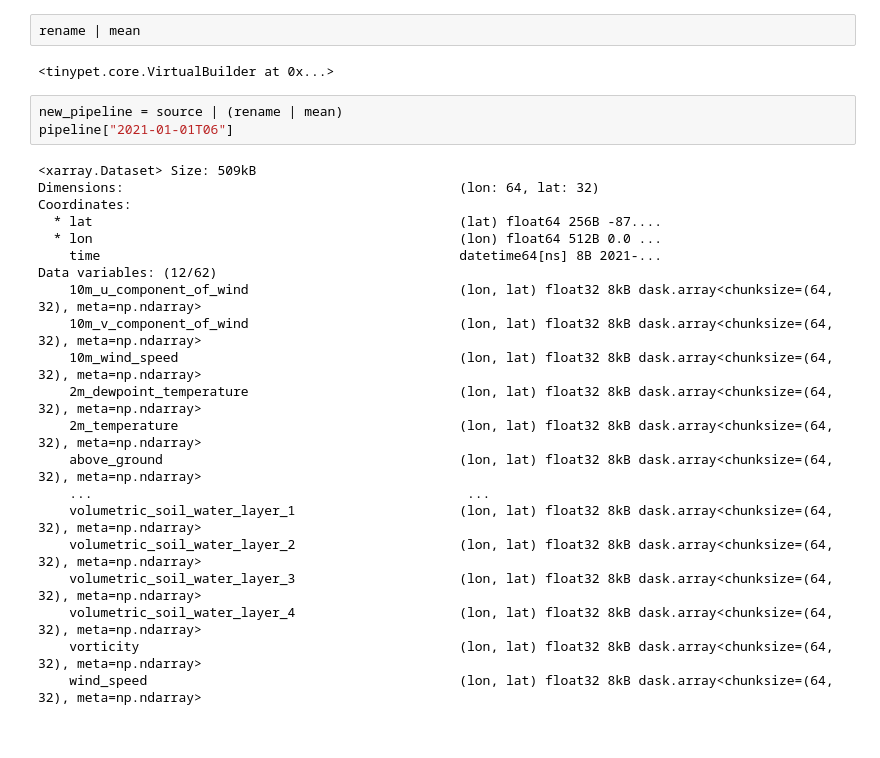
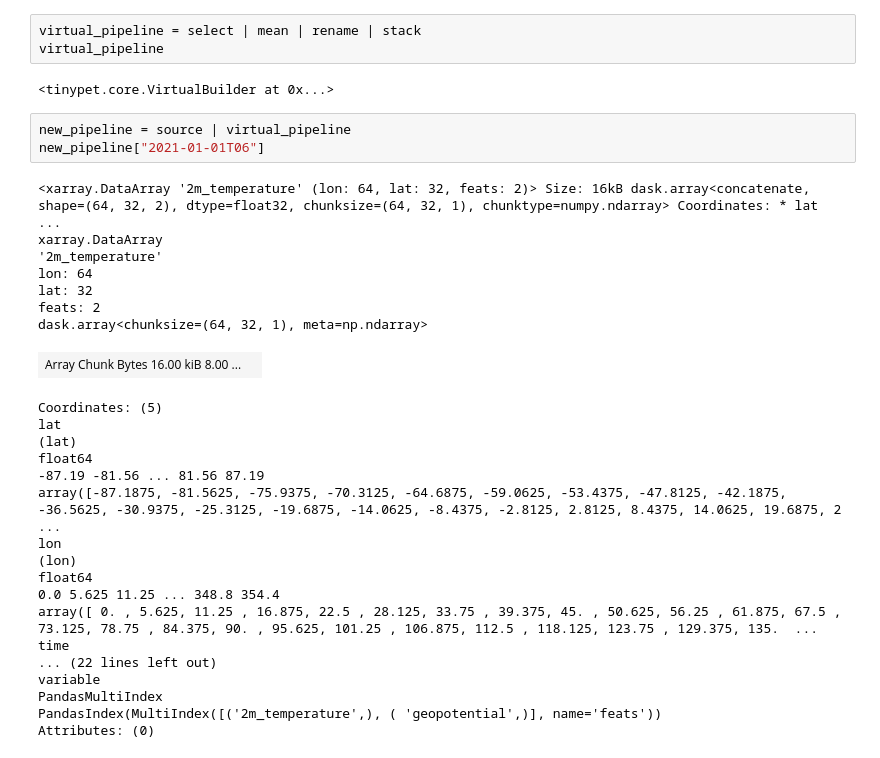
Before and after one commit to jennan/tinypet, a Jupyter notebook: example.ipynb, the cells around one changed output. Cells and saved outputs as stored; diff of their text form.

```diff
--- a/example.ipynb
+++ b/example.ipynb
@@ -162,31 +173,37 @@ array(['1982-07-24T00:00:00.000000000', '1985-08-24T06:00:00.000000000',
        '2019-07-15T12:00:00.000000000'],
       shape=(89117,), dtype='datetime64[ns]')
 # %%
-rename | mean
+virtual_pipeline = select | mean | rename | stack
+virtual_pipeline
 # %% [output]
 <tinypet.core.VirtualBuilder at 0x...>
 # %%
-new_pipeline = source | (rename | mean)
-pipeline["2021-01-01T06"]
+new_pipeline = source | virtual_pipeline
+new_pipeline["2021-01-01T06"]
 # %% [output]
-<xarray.Dataset> Size: 509kB
-Dimensions:                                           (lon: 64, lat: 32)
-Coordinates:
-  * lat                                               (lat) float64 256B -87....
-  * lon                                               (lon) float64 512B 0.0 ...
-    time                                              datetime64[ns] 8B 2021-...
-Data variables: (12/62)
-    10m_u_component_of_wind                           (lon, lat) float32 8kB dask.array<chunksize=(64, 32), meta=np.ndarray>
-    10m_v_component_of_wind                           (lon, lat) float32 8kB dask.array<chunksize=(64, 32), meta=np.ndarray>
-    10m_wind_speed                                    (lon, lat) float32 8kB dask.array<chunksize=(64, 32), meta=np.ndarray>
-    2m_dewpoint_temperature                           (lon, lat) float32 8kB dask.array<chunksize=(64, 32), meta=np.ndarray>
-    2m_temperature                                    (lon, lat) float32 8kB dask.array<chunksize=(64, 32), meta=np.ndarray>
-    above_ground                                      (lon, lat) float32 8kB dask.array<chunksize=(64, 32), meta=np.ndarray>
-    ...                                                ...
-    volumetric_soil_water_layer_1                     (lon, lat) float32 8kB dask.array<chunksize=(64, 32), meta=np.ndarray>
-    volumetric_soil_water_layer_2                     (lon, lat) float32 8kB dask.array<chunksize=(64, 32), meta=np.ndarray>
-    volumetric_soil_water_layer_3                     (lon, lat) float32 8kB dask.array<chunksize=(64, 32), meta=np.ndarray>
-    volumetric_soil_water_layer_4                     (lon, lat) float32 8kB dask.array<chunksize=(64, 32), meta=np.ndarray>
-    vorticity                                         (lon, lat) float32 8kB dask.array<chunksize=(64, 32), meta=np.ndarray>
-    wind_speed                                        (lon, lat) float32 8kB dask.array<chunksize=(64, 32), meta=np.ndarray>
+<xarray.DataArray '2m_temperature' (lon: 64, lat: 32, feats: 2)> Size: 16kB dask.array<concatenate, shape=(64, 32, 2), dtype=float32, chunksize=(64, 32, 1), chunktype=numpy.ndarray> Coordinates: * lat ...
+xarray.DataArray
+'2m_temperature'
+lon: 64
+lat: 32
+feats: 2
+dask.array<chunksize=(64, 32, 1), meta=np.ndarray>
+| Array Chunk Bytes 16.00 kiB 8.00 ... |  |
+Coordinates: (5)
+lat
+(lat)
+float64
+-87.19 -81.56 ... 81.56 87.19
+array([-87.1875, -81.5625, -75.9375, -70.3125, -64.6875, -59.0625, -53.4375, -47.8125, -42.1875, -36.5625, -30.9375, -25.3125, -19.6875, -14.0625, -8.4375, -2.8125, 2.8125, 8.4375, 14.0625, 19.6875, 2 ...
+lon
+(lon)
+float64
+0.0 5.625 11.25 ... 348.8 354.4
+array([ 0. , 5.625, 11.25 , 16.875, 22.5 , 28.125, 33.75 , 39.375, 45. , 50.625, 56.25 , 61.875, 67.5 , 73.125, 78.75 , 84.375, 90. , 95.625, 101.25 , 106.875, 112.5 , 118.125, 123.75 , 129.375, 135.  ...
+time
+... (22 lines left out)
+variable
+PandasMultiIndex
+PandasIndex(MultiIndex([('2m_temperature',), ( 'geopotential',)], name='feats'))
+Attributes: (0)
 # %%
```
Also changed, not shown: parts of 10 cells of this notebook, 4 other files.
